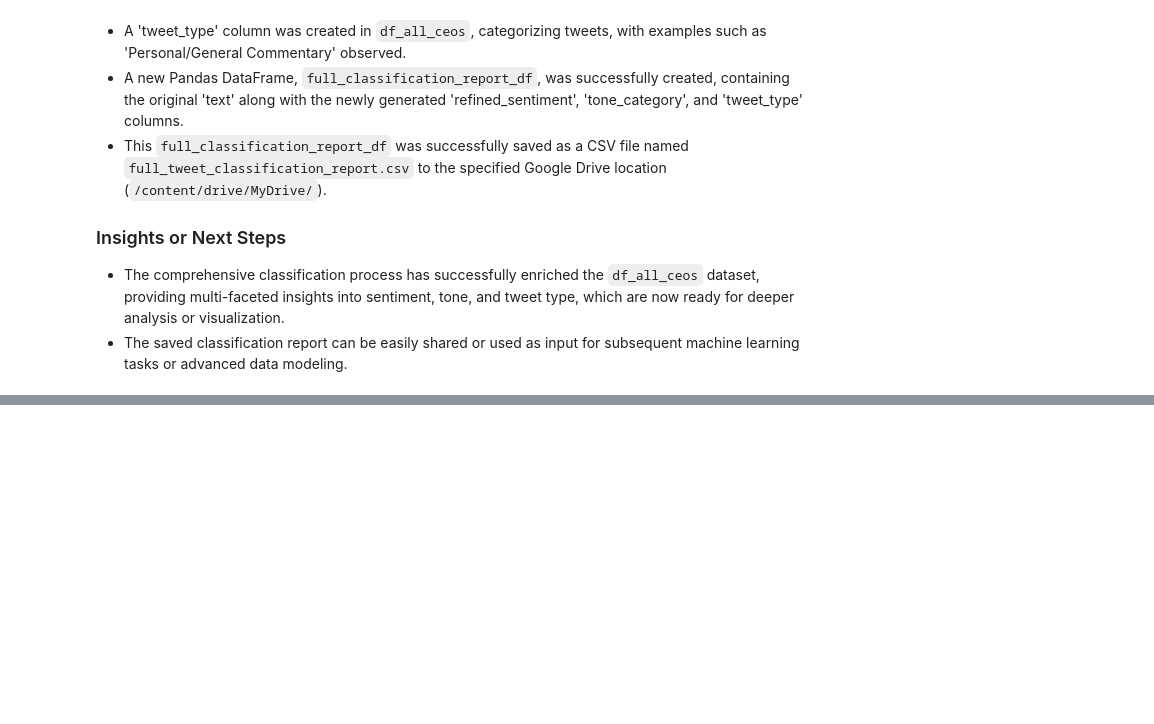
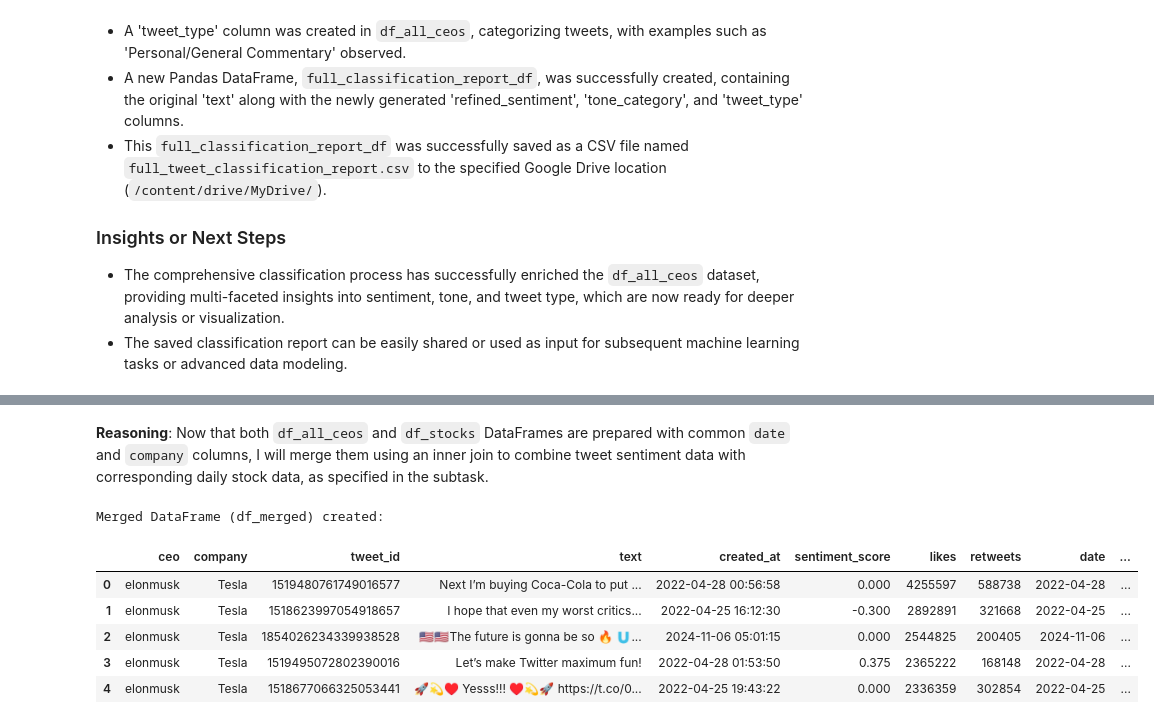
Before and after one commit to ddahlgren11/MoneyMaker, a Jupyter notebook: actualcapstone.ipynb, the cells around one changed output, grey strips where cells are left out. Saved outputs shown, nothing was run; the diff lists cells and outputs as text; code cells hidden in the pictures; blank space fills up the shorter version.

```diff
--- a/actualcapstone.ipynb
+++ b/actualcapstone.ipynb
@@ -621,0 +811,28 @@ Yes, the classifications (`refined_sentiment`, `tone_category`, and `tweet_type`
+# %% [markdown]
+**Reasoning**:
+Now that both `df_all_ceos` and `df_stocks` DataFrames are prepared with common `date` and `company` columns, I will merge them using an inner join to combine tweet sentiment data with corresponding daily stock data, as specified in the subtask.
+# %%
+import pandas as pd
+
+# Ensure 'date' column in df_all_ceos is of type date for consistent merging
+df_all_ceos['date'] = pd.to_datetime(df_all_ceos['created_at']).dt.date
+
+# Merge df_all_ceos and df_stocks on 'date' and 'company'
+# Using an inner merge to only keep rows where both tweet and stock data exist for a given date and company.
+df_merged = pd.merge(
+    df_all_ceos,
+    df_stocks[['date', 'company', 'open', 'high', 'low', 'close', 'volume']], # Select relevant stock columns
+    on=['date', 'company'],
+    how='inner'
+)
+
+print("Merged DataFrame (df_merged) created:")
+display(df_merged.head())
+# %% [output]
+Merged DataFrame (df_merged) created:
+|  | ceo | company | tweet_id | text | created_at | sentiment_score | likes | retweets | date | ... |
+| 0 | elonmusk | Tesla | 1519480761749016577 | Next I’m buying Coca-Cola to put ... | 2022-04-28 00:56:58 | 0.000 | 4255597 | 588738 | 2022-04-28 | ... |
+| 1 | elonmusk | Tesla | 1518623997054918657 | I hope that even my worst critics... | 2022-04-25 16:12:30 | -0.300 | 2892891 | 321668 | 2022-04-25 | ... |
+| 2 | elonmusk | Tesla | 1854026234339938528 | 🇺🇸🇺🇸The future is gonna be so 🔥 🇺... | 2024-11-06 05:01:15 | 0.000 | 2544825 | 200405 | 2024-11-06 | ... |
+| 3 | elonmusk | Tesla | 1519495072802390016 | Let’s make Twitter maximum fun! | 2022-04-28 01:53:50 | 0.375 | 2365222 | 168148 | 2022-04-28 | ... |
+| 4 | elonmusk | Tesla | 1518677066325053441 | 🚀💫♥️ Yesss!!! ♥️💫🚀 https://t.co/0... | 2022-04-25 19:43:22 | 0.000 | 2336359 | 302854 | 2022-04-25 | ... |
```
Also changed, not shown: parts of 24 cells of this notebook.
